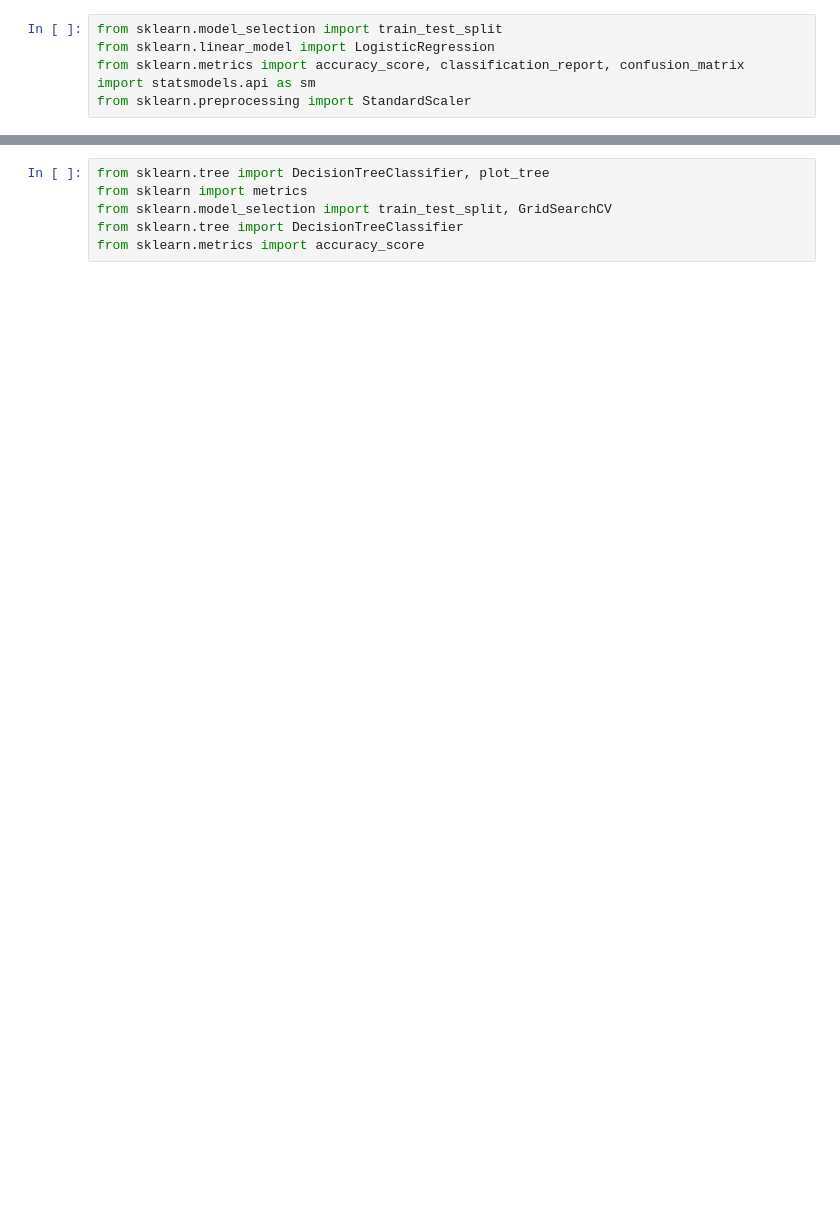
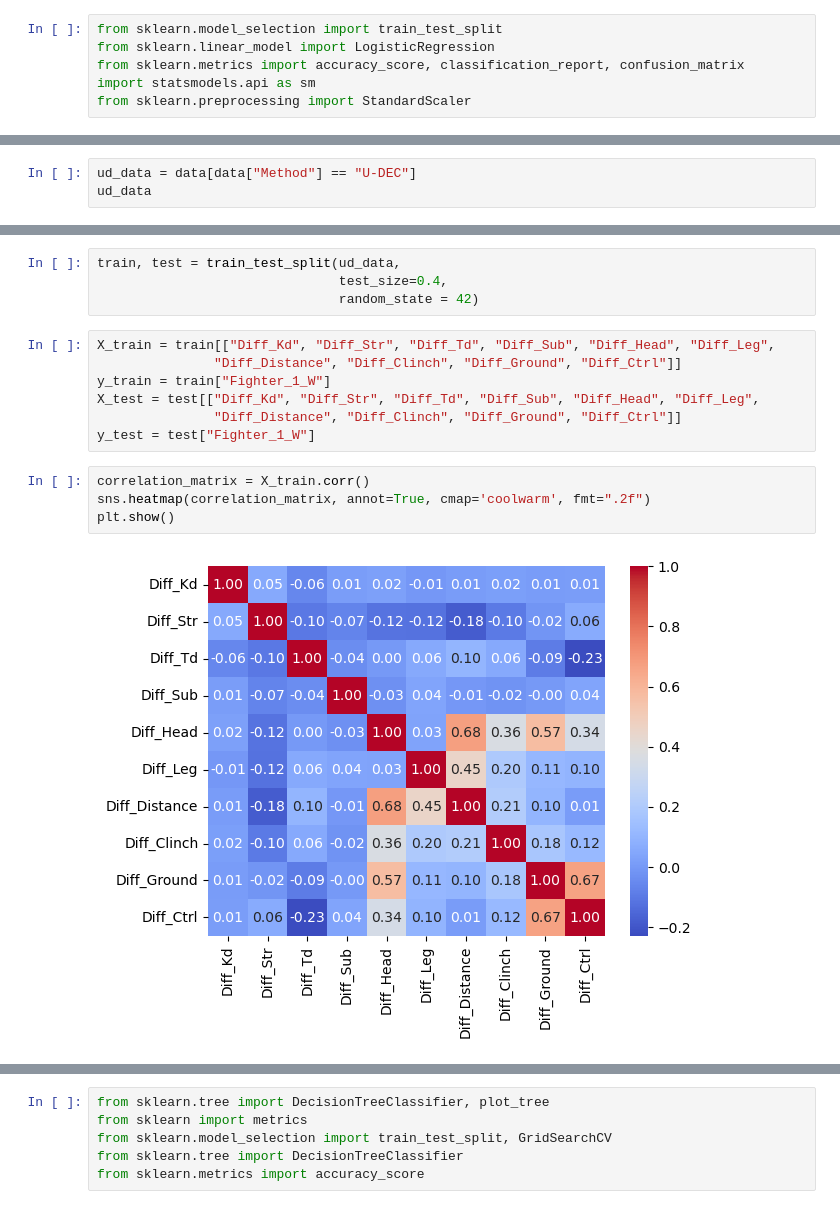
Before and after one commit to jcollopy-tulane/jcollopy-tulane.github.io, a Jupyter notebook: UFC_Fight_Project.ipynb, the cells around one changed output, grey strips where cells are left out. Cells and saved outputs as stored; diff of their text form; blank space fills up the shorter version.

```diff
--- a/UFC_Fight_Project.ipynb
+++ b/UFC_Fight_Project.ipynb
@@ -1414,0 +1436,3 @@ Name: Fighter_1_W, dtype: int64
+# %%
+ud_data = data[data["Method"] == "U-DEC"]
+ud_data
@@ -1414,0 +1453,17 @@ Name: Fighter_1_W, dtype: int64
+# %%
+train, test = train_test_split(ud_data,
+                               test_size=0.4,
+                               random_state = 42)
+# %%
+X_train = train[["Diff_Kd", "Diff_Str", "Diff_Td", "Diff_Sub", "Diff_Head", "Diff_Leg",
+               "Diff_Distance", "Diff_Clinch", "Diff_Ground", "Diff_Ctrl"]]
+y_train = train["Fighter_1_W"]
+X_test = test[["Diff_Kd", "Diff_Str", "Diff_Td", "Diff_Sub", "Diff_Head", "Diff_Leg",
+               "Diff_Distance", "Diff_Clinch", "Diff_Ground", "Diff_Ctrl"]]
+y_test = test["Fighter_1_W"]
+# %%
+correlation_matrix = X_train.corr()
+sns.heatmap(correlation_matrix, annot=True, cmap='coolwarm', fmt=".2f")
+plt.show()
+# %% [output]
+[figure, added]
```
Also changed, not shown: parts of 37 cells of this notebook, 1 other file.
